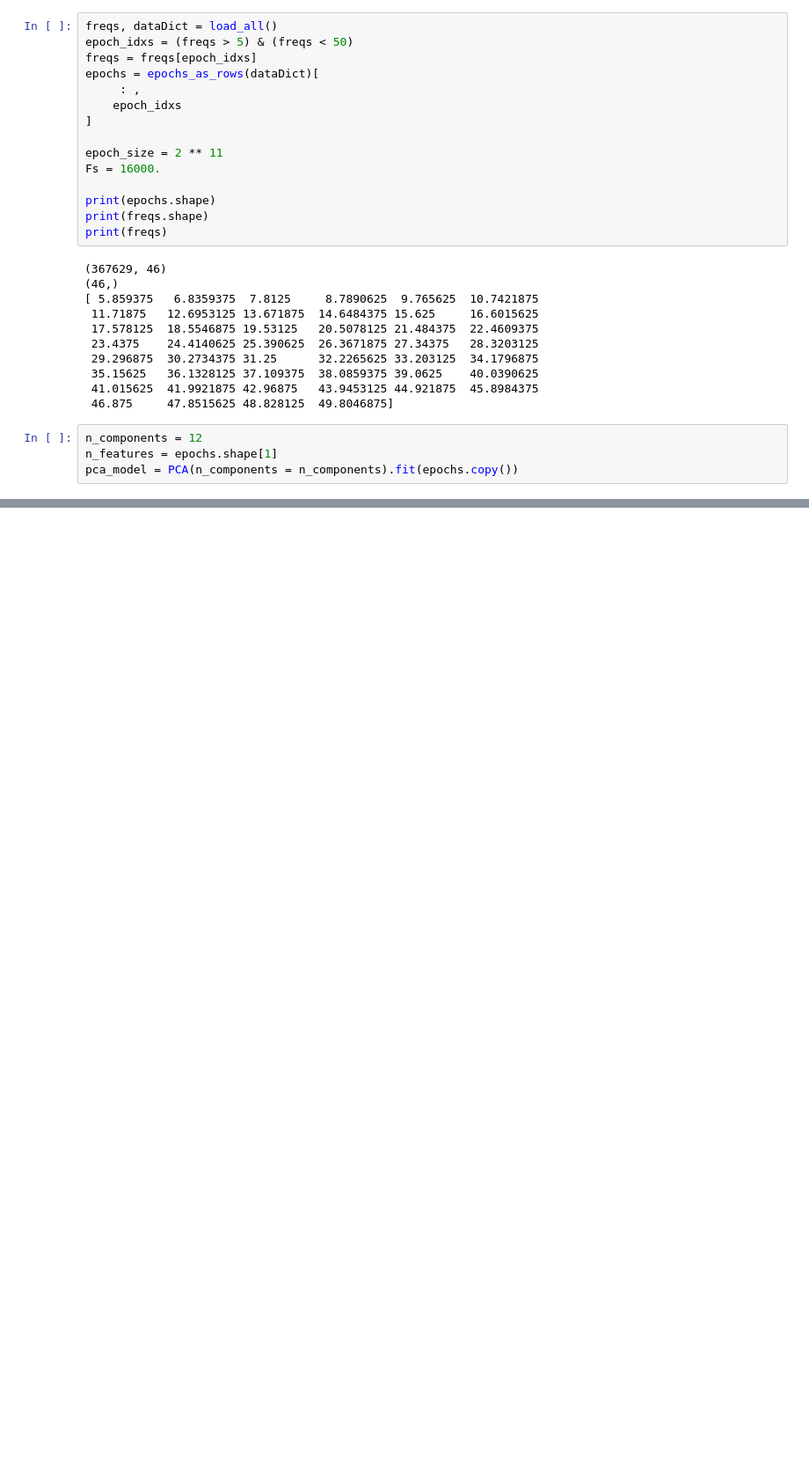
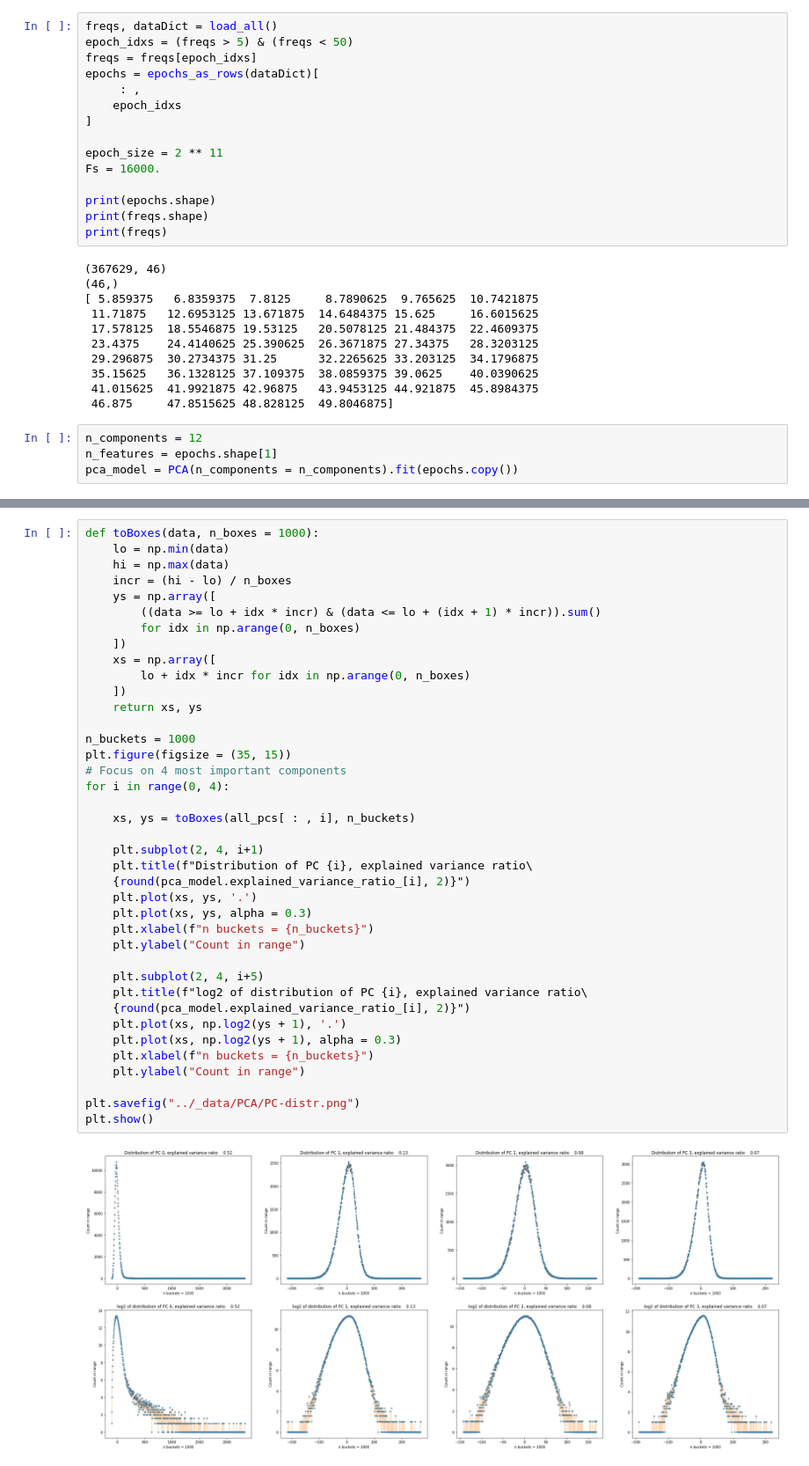
Before and after one commit to miriamvall/DD142X, a Jupyter notebook: code/notebooks/PCA 4.ipynb, the cells around one changed output, grey strips where cells are left out. Shown at 88% size. Saved outputs shown, nothing was run; the diff lists cells and outputs as text; blank space fills up the shorter version.

```diff
--- a/code/notebooks/PCA 4.ipynb
+++ b/code/notebooks/PCA 4.ipynb
@@ -195,0 +226,41 @@ plt.close()
+# %%
+def toBoxes(data, n_boxes = 1000):
+    lo = np.min(data)
+    hi = np.max(data)
+    incr = (hi - lo) / n_boxes
+    ys = np.array([
+        ((data >= lo + idx * incr) & (data <= lo + (idx + 1) * incr)).sum()
+        for idx in np.arange(0, n_boxes)
+    ])
+    xs = np.array([
+        lo + idx * incr for idx in np.arange(0, n_boxes)
+    ])
+    return xs, ys
+
+n_buckets = 1000
+plt.figure(figsize = (35, 15))
+# Focus on 4 most important components
+for i in range(0, 4):
+
+    xs, ys = toBoxes(all_pcs[ : , i], n_buckets)
+
+    plt.subplot(2, 4, i+1)
+    plt.title(f"Distribution of PC {i}, explained variance ratio\
+    {round(pca_model.explained_variance_ratio_[i], 2)}")
+    plt.plot(xs, ys, '.')
+    plt.plot(xs, ys, alpha = 0.3)
+    plt.xlabel(f"n buckets = {n_buckets}")
+    plt.ylabel("Count in range")
+
+    plt.subplot(2, 4, i+5)
+    plt.title(f"log2 of distribution of PC {i}, explained variance ratio\
+    {round(pca_model.explained_variance_ratio_[i], 2)}")
+    plt.plot(xs, np.log2(ys + 1), '.')
+    plt.plot(xs, np.log2(ys + 1), alpha = 0.3)
+    plt.xlabel(f"n buckets = {n_buckets}")
+    plt.ylabel("Count in range")
+
+plt.savefig("../_data/PCA/PC-distr.png")
+plt.show()
+# %% [output]
+[figure, added]
```
Also changed, not shown: parts of 13 cells of this notebook, 12 other files.
